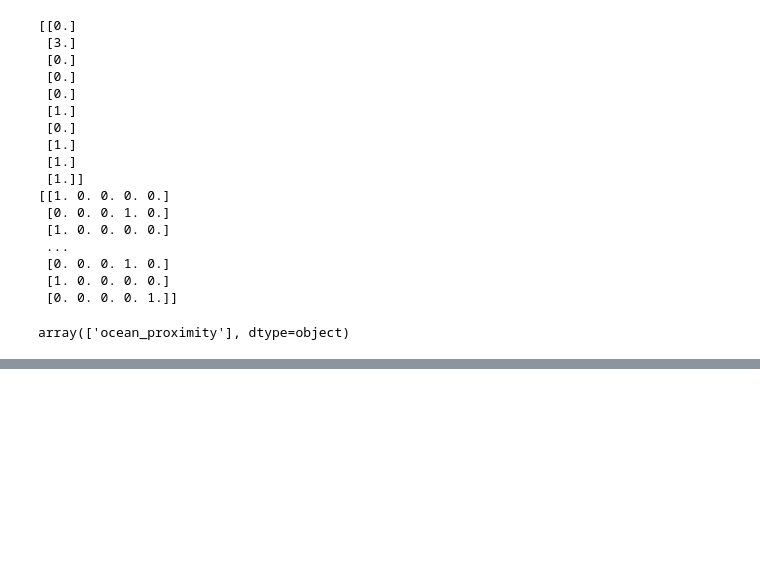
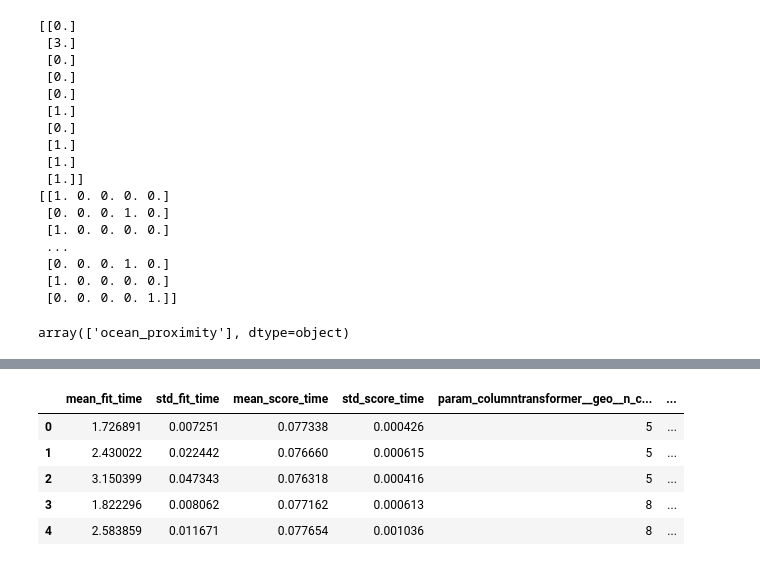
Before and after one commit to pr3civk/ml-learn, a Jupyter notebook: 02_end_to_end_ml_project.ipynb, the cells around one changed output, grey strips where cells are left out. Drawn from its saved outputs; the diff is of its cells as text; code cells hidden in the pictures; blank space fills up the shorter version.

```diff
--- a/02_end_to_end_ml_project.ipynb
+++ b/02_end_to_end_ml_project.ipynb
@@ -349,0 +573,20 @@ print(hs_num_standardized)
+# %%
+from sklearn.compose import ColumnTransformer
+
+num_attribs = list(hs_num.columns)
+cat_attribs = ['ocean_proximity']
+
+print(num_attribs)
+print(cat_attribs)
+
+cat_pipeline = make_pipeline(
+    SimpleImputer(strategy='most_frequent'),
+    OneHotEncoder(handle_unknown='ignore')
+)
+
+preprocessing = ColumnTransformer([
+    ('num', num_pipeline, num_attribs),
+    ('cat', cat_pipeline, cat_attribs)
+])
+
+hs_prepared = preprocessing.fit_transform(hs)
@@ -349,0 +675,7 @@ print(hs_num_standardized)
+# %%
+lin_reg = make_pipeline(preprocessing, LinearRegression())
+
+lin_reg.fit(hs, hs_labels)
+
+hs_predictions = lin_reg.predict(hs)
+print(hs_predictions[:5].round(-2))
@@ -349,0 +750,25 @@ print(hs_num_standardized)
+# %%
+from sklearn.model_selection import GridSearchCV
+
+full_pipeline = make_pipeline(preprocessing, RFR(random_state=2137))
+
+param_grid = [
+    {"columntransformer__geo__n_clusters": [5, 8, 10], "randomforestregressor__max_features": [4, 6, 8]},
+    {"columntransformer__geo__n_clusters": [10, 15], "randomforestregressor__max_features": [6, 8, 10]}
+]
+
+grid_search = GridSearchCV(full_pipeline, param_grid, cv=3, scoring='neg_mean_squared_error')
+
+grid_search.fit(hs, hs_labels)
+
+print(grid_search.best_params_)
+# %%
+cv_res = pd.DataFrame(grid_search.cv_results_)
+cv_res.head()
+# %% [output]
+|  | mean_fit_time | std_fit_time | mean_score_time | std_score_time | param_columntransformer__geo__n_c... | ... |
+| 0 | 1.726891 | 0.007251 | 0.077338 | 0.000426 | 5 | ... |
+| 1 | 2.430022 | 0.022442 | 0.076660 | 0.000615 | 5 | ... |
+| 2 | 3.150399 | 0.047343 | 0.076318 | 0.000416 | 5 | ... |
+| 3 | 1.822296 | 0.008062 | 0.077162 | 0.000613 | 8 | ... |
+| 4 | 2.583859 | 0.011671 | 0.077654 | 0.001036 | 8 | ... |
```
Also changed, not shown: parts of 29 cells of this notebook.
